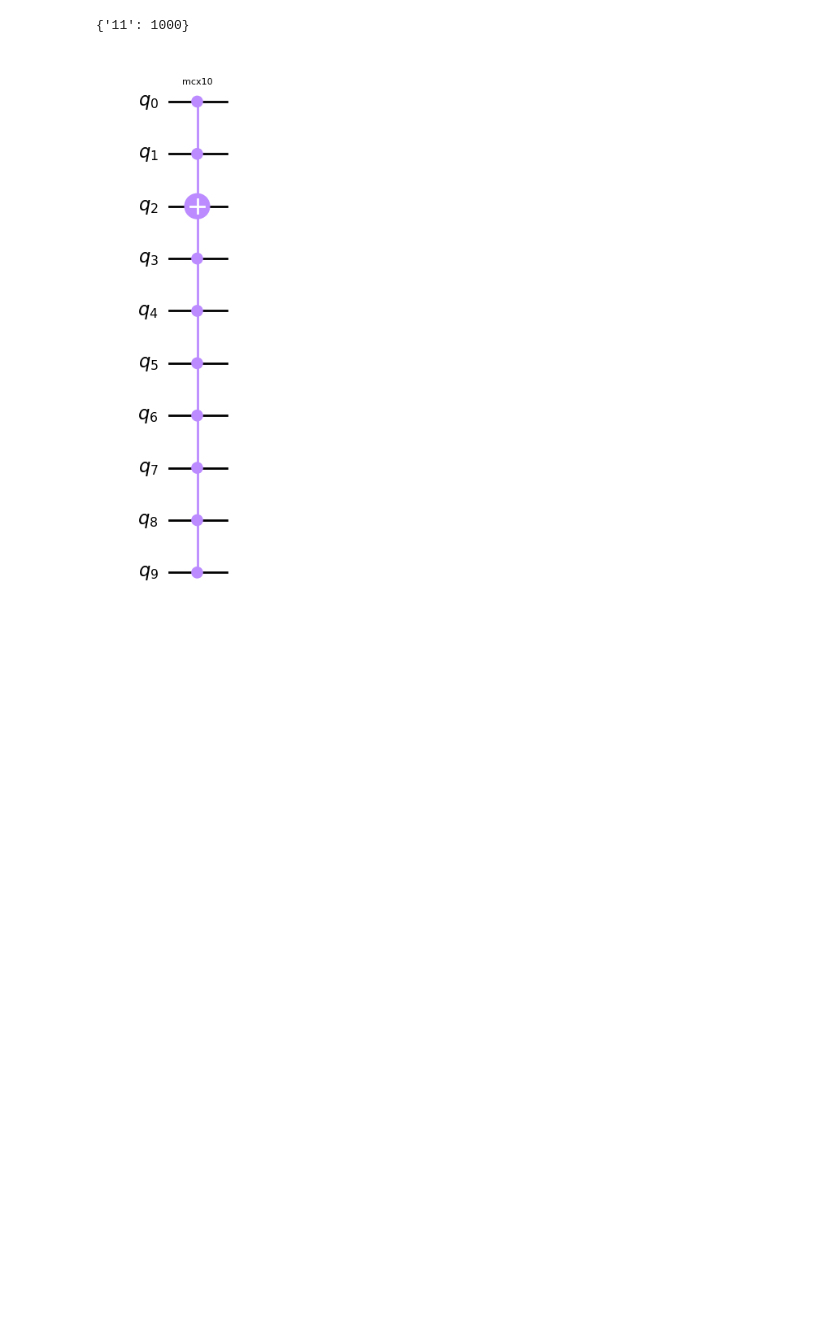
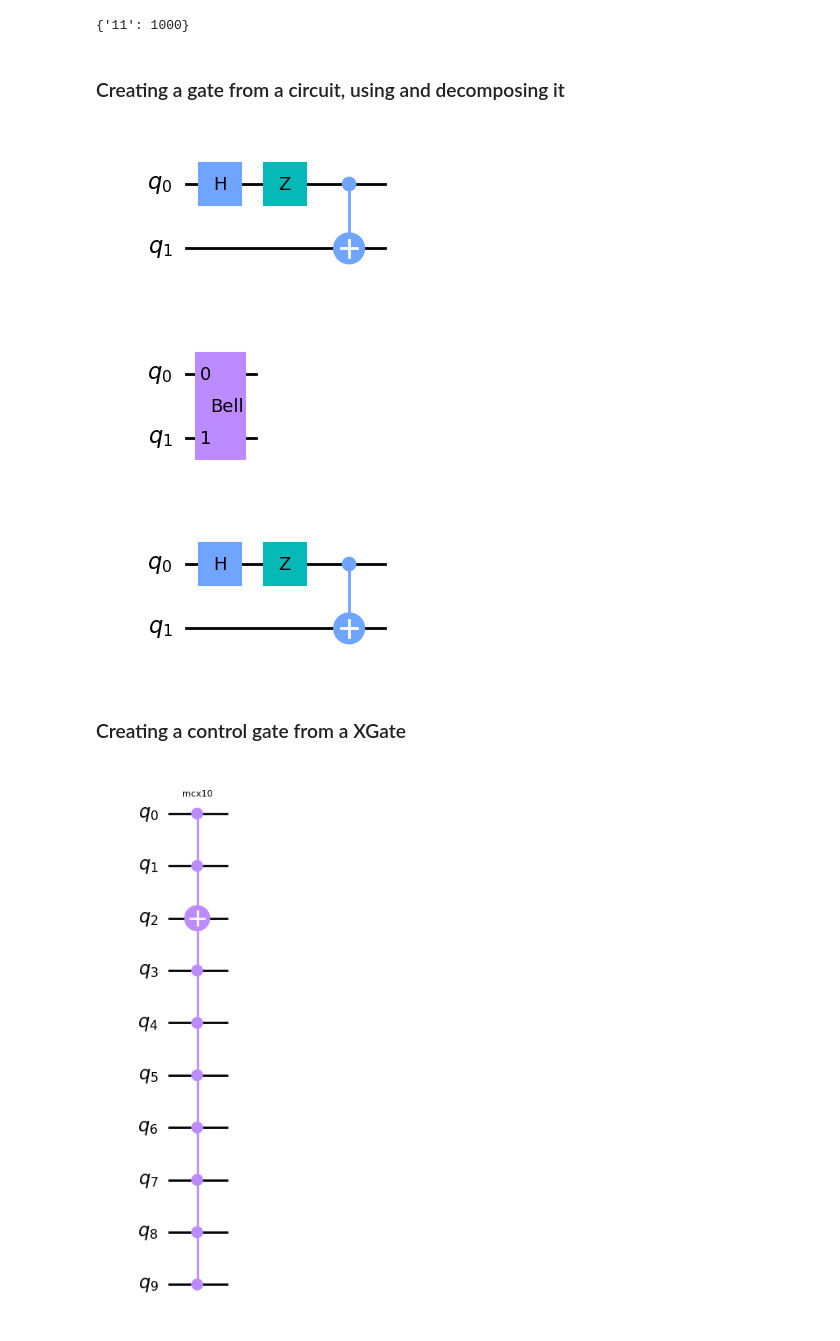
Before and after one commit to mrromaniuc/quantum-computing, a Jupyter notebook: IBMCertifiedAssociateDeveloperQiskit/01.7-Extend_Quantum_Circuits.ipynb, the cells around one changed output. Drawn from its saved outputs; the diff is of its cells as text; code cells hidden in the pictures; blank space fills up the shorter version.

```diff
--- a/IBMCertifiedAssociateDeveloperQiskit/01.7-Extend_Quantum_Circuits.ipynb
+++ b/IBMCertifiedAssociateDeveloperQiskit/01.7-Extend_Quantum_Circuits.ipynb
@@ -205,6 +204,32 @@ result.get_counts()
 [figure]
 [figure]
 {'11': 1000}
+# %% [markdown]
+### Creating a gate from a circuit, using and decomposing it
+# %%
+from qiskit import QuantumCircuit
+
+qc = QuantumCircuit(2, name="Bell")
+
+qc.h(0)
+qc.z(0)
+qc.cnot(0,1)
+display(qc.draw())
+
+bellGate = qc.to_gate()
+
+qc2 = QuantumCircuit(2)
+qc2.append(bellGate, [0,1])
+display(qc2.draw())
+
+qc3 = qc2.decompose()
+qc3.draw()
+# %% [output]
+[figure, added]
+[figure, added]
+[figure, added]
+# %% [markdown]
+### Creating a control gate from a XGate
 # %%
 from qiskit import QuantumCircuit
 from qiskit.circuit.library import XGate
```
Also changed, not shown: parts of 5 cells of this notebook.
